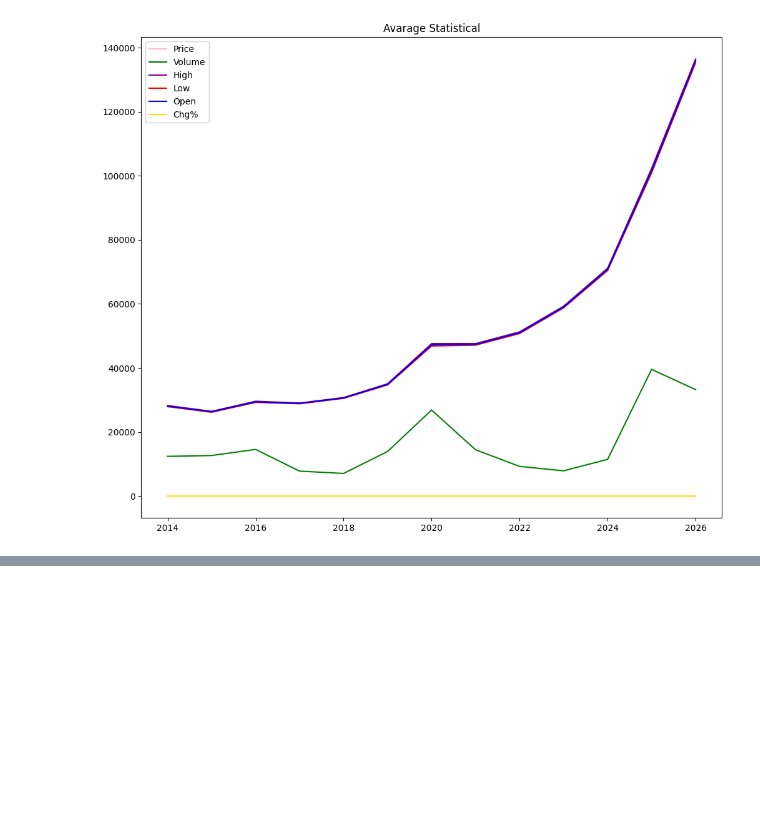
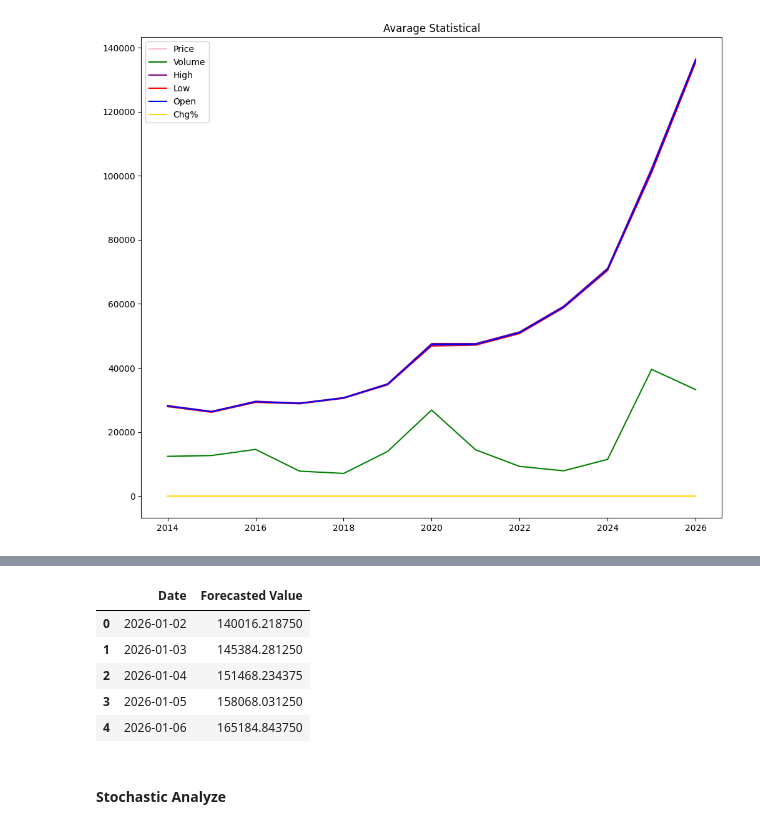
Before and after one commit to sankajithdjinasena/GoldPriceForecasting, a Jupyter notebook: Forecasting.ipynb, the cells around one changed output, grey strips where cells are left out. Saved outputs shown, nothing was run; the diff lists cells and outputs as text; code cells hidden in the pictures; blank space fills up the shorter version.

```diff
--- a/Forecasting.ipynb
+++ b/Forecasting.ipynb
@@ -218,0 +417,11 @@ plt.show()
+# %%
+future = 90
+forcast = []
+Xin = x_test[-1 :, :, :]
+time = []
+for i in range(0, future):
+    out = model.predict(Xin, batch_size=5)
+    forcast.append(out[0, 0])
+    print(forcast)
+    Xin = insert_end(Xin, out[0, 0])
+    time.append(pd.to_datetime(data.index[-1]) + timedelta(days=i))
@@ -218,0 +446,21 @@ plt.show()
+# %%
+forcasted = np.asanyarray(forcast)
+forcasted = forcasted.reshape(-1, 1)
+# %%
+forcasted= scaler.inverse_transform(forcasted)
+# %%
+forcasted = pd.DataFrame(forcasted)
+date = pd.DataFrame(time)
+df_result = pd.concat([date,forcasted], axis=1)
+df_result.columns = "Date", "Forecasted Value"
+# %%
+df_result.head()
+# %% [output]
+|  | Date | Forecasted Value |
+| 0 | 2026-01-02 | 140016.218750 |
+| 1 | 2026-01-03 | 145384.281250 |
+| 2 | 2026-01-04 | 151468.234375 |
+| 3 | 2026-01-05 | 158068.031250 |
+| 4 | 2026-01-06 | 165184.843750 |
+# %% [markdown]
+#### Stochastic Analyze
```
Also changed, not shown: parts of 23 cells of this notebook.
